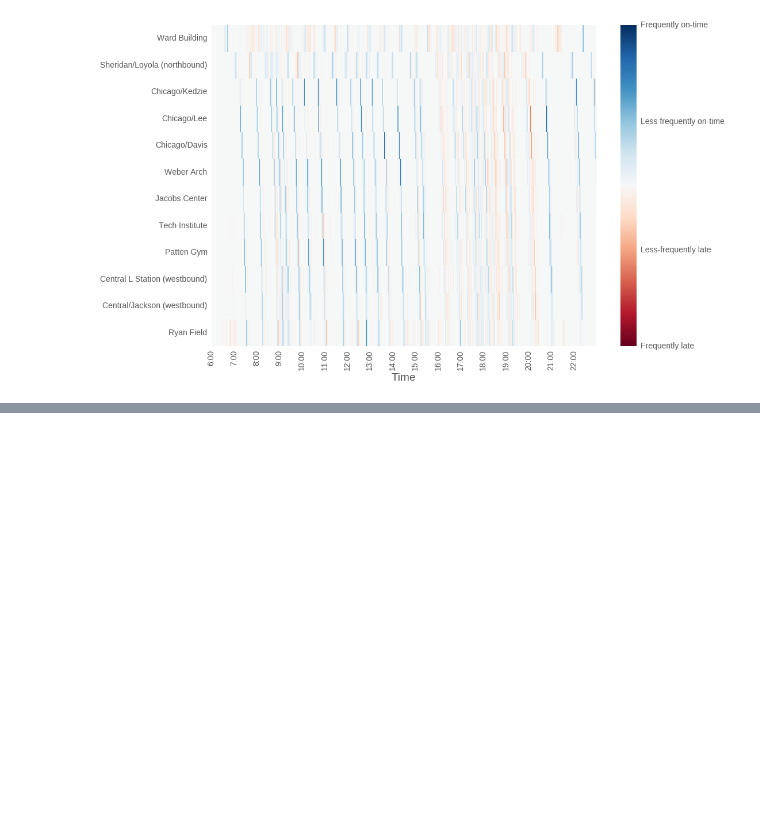
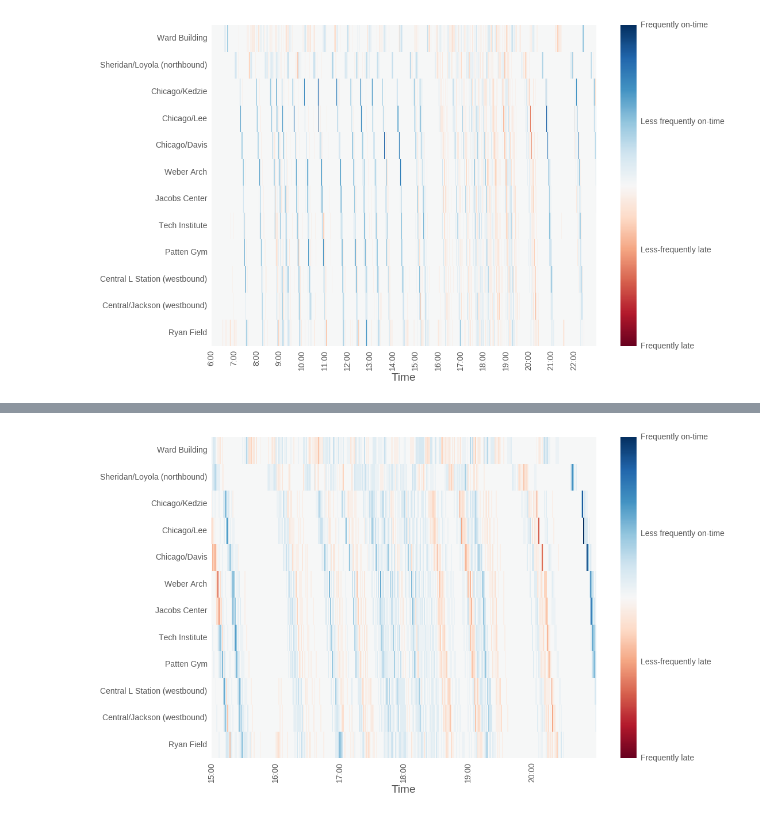
Before and after one commit to chrisjkuch/busdata, a Jupyter notebook: Bus_Plotter_pd.ipynb, the cells around one changed output, grey strips where cells are left out. Cells and saved outputs as stored; diff of their text form; code cells hidden in the pictures; blank space fills up the shorter version.

```diff
--- a/Bus_Plotter_pd.ipynb
+++ b/Bus_Plotter_pd.ipynb
@@ -242,0 +247,4 @@ bus_heatmap(snstop_times, southnorth)
+# %%
+bus_heatmap(snstop_times, southnorth, start_hour=15, end_hour=21)
+# %% [output]
+[figure, added]
```
Also changed, not shown: parts of 1 cell of this notebook, 1 other file.
